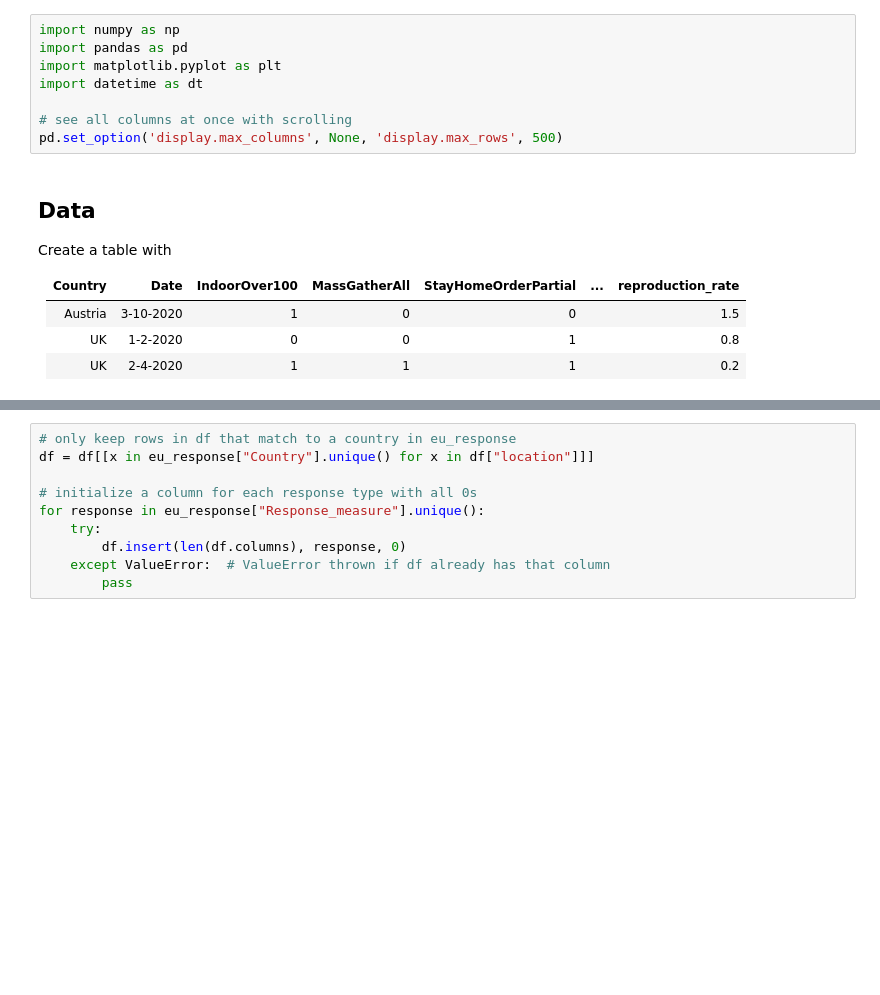
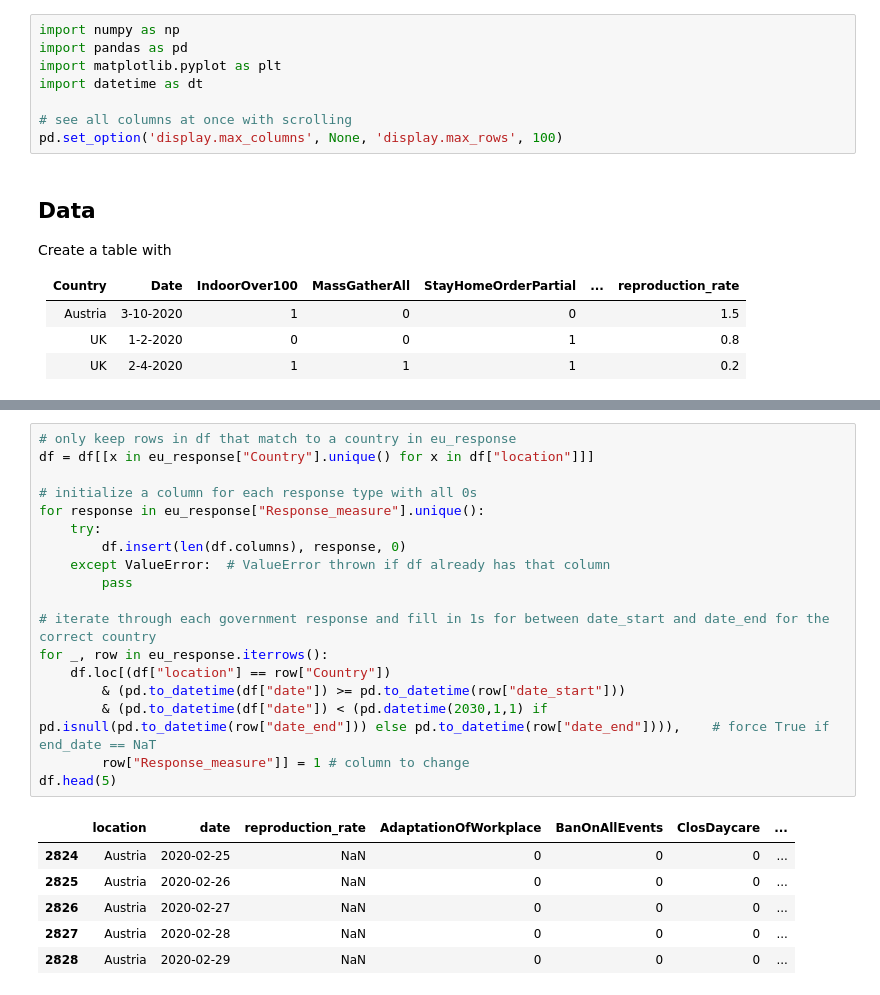
Before and after one commit to evilpegasus/datathon-spring-2021, a Jupyter notebook: model_reproduction_rate.ipynb, the cells around one changed output, grey strips where cells are left out. Saved outputs shown, nothing was run; the diff lists cells and outputs as text; blank space fills up the shorter version.

```diff
--- a/model_reproduction_rate.ipynb
+++ b/model_reproduction_rate.ipynb
@@ -7,7 +7,7 @@ import matplotlib.pyplot as plt
 import datetime as dt
 
 # see all columns at once with scrolling
-pd.set_option('display.max_columns', None, 'display.max_rows', 500)
+pd.set_option('display.max_columns', None, 'display.max_rows', 100)
 # %% [markdown]
 ## Data
 Create a table with
@@ -35,10 +41,25 @@ print(eu_response.head())
 # %%
 # only keep rows in df that match to a country in eu_response
 df = df[[x in eu_response["Country"].unique() for x in df["location"]]]
 
 # initialize a column for each response type with all 0s
 for response in eu_response["Response_measure"].unique():
     try:
         df.insert(len(df.columns), response, 0)
     except ValueError:  # ValueError thrown if df already has that column
         pass
+
+# iterate through each government response and fill in 1s for between date_start and date_end for the correct country
+for _, row in eu_response.iterrows():
+    df.loc[(df["location"] == row["Country"])
+        & (pd.to_datetime(df["date"]) >= pd.to_datetime(row["date_start"]))
+        & (pd.to_datetime(df["date"]) < (pd.datetime(2030,1,1) if pd.isnull(pd.to_datetime(row["date_end"])) else pd.to_datetime(row["date_end"]))),    # force True if end_date == NaT
+        row["Response_measure"]] = 1 # column to change
+df.head(5)
+# %% [output]
+|  | location | date | reproduction_rate | AdaptationOfWorkplace | BanOnAllEvents | ClosDaycare | ... |
+| 2824 | Austria | 2020-02-25 | NaN | 0 | 0 | 0 | ... |
+| 2825 | Austria | 2020-02-26 | NaN | 0 | 0 | 0 | ... |
+| 2826 | Austria | 2020-02-27 | NaN | 0 | 0 | 0 | ... |
+| 2827 | Austria | 2020-02-28 | NaN | 0 | 0 | 0 | ... |
+| 2828 | Austria | 2020-02-29 | NaN | 0 | 0 | 0 | ... |
```
Also changed, not shown: parts of 9 cells of this notebook.
